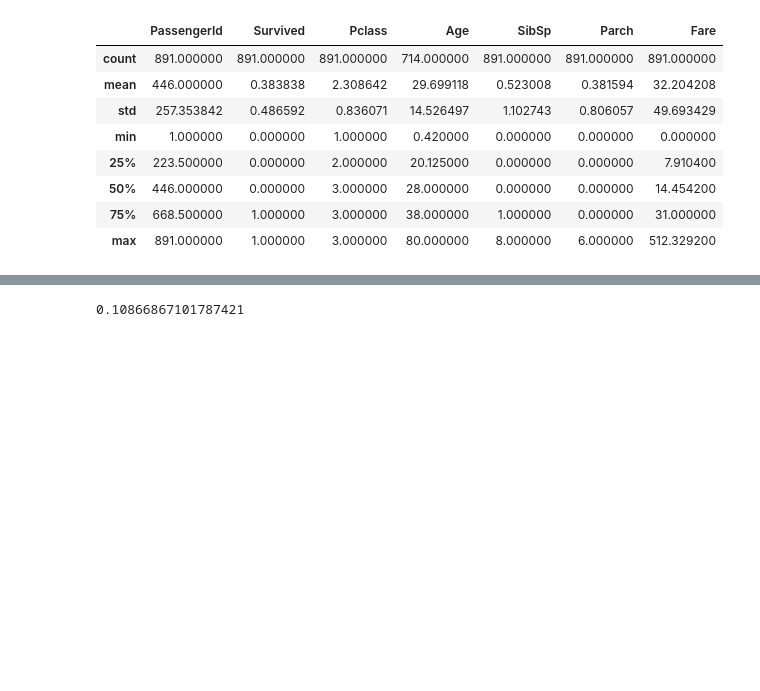
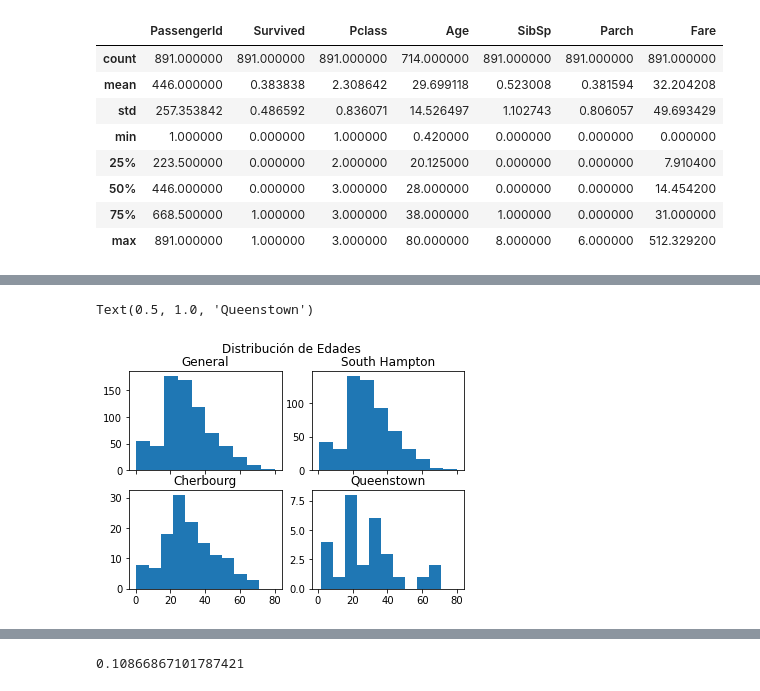
Before and after one commit to fedemedina72/IA1_Equipo8, a Jupyter notebook: LimpiezaDatos.ipynb, the cells around one changed output, grey strips where cells are left out. Saved outputs shown, nothing was run; the diff lists cells and outputs as text; code cells hidden in the pictures; blank space fills up the shorter version.

```diff
--- a/LimpiezaDatos.ipynb
+++ b/LimpiezaDatos.ipynb
@@ -37,3 +95,18 @@ db.describe()
+# %%
+fig, ax = plt.subplots(2, 2, sharex='col')
+fig.suptitle('Distribución de Edades')
+
+ax[0,0].hist(db['Age'])
+ax[0,0].set_title('General')
+ax[1,0].hist(db[db.Embarked == 'C']['Age'])
+ax[1,0].set_title('Cherbourg')
+ax[0,1].hist(db[db.Embarked == 'S']['Age'])
+ax[0,1].set_title('South Hampton')
+ax[1,1].hist(db[db.Embarked == 'Q']['Age'])
+ax[1,1].set_title('Queenstown')
+# %% [output]
+Text(0.5, 1.0, 'Queenstown')
+[figure, added]
 # %%
 # Cambiar el lugar de embarcacion por una variable cuantitativa donde S: 0, C: 1, Q: 2
 
```
Also changed, not shown: parts of 8 cells of this notebook.
